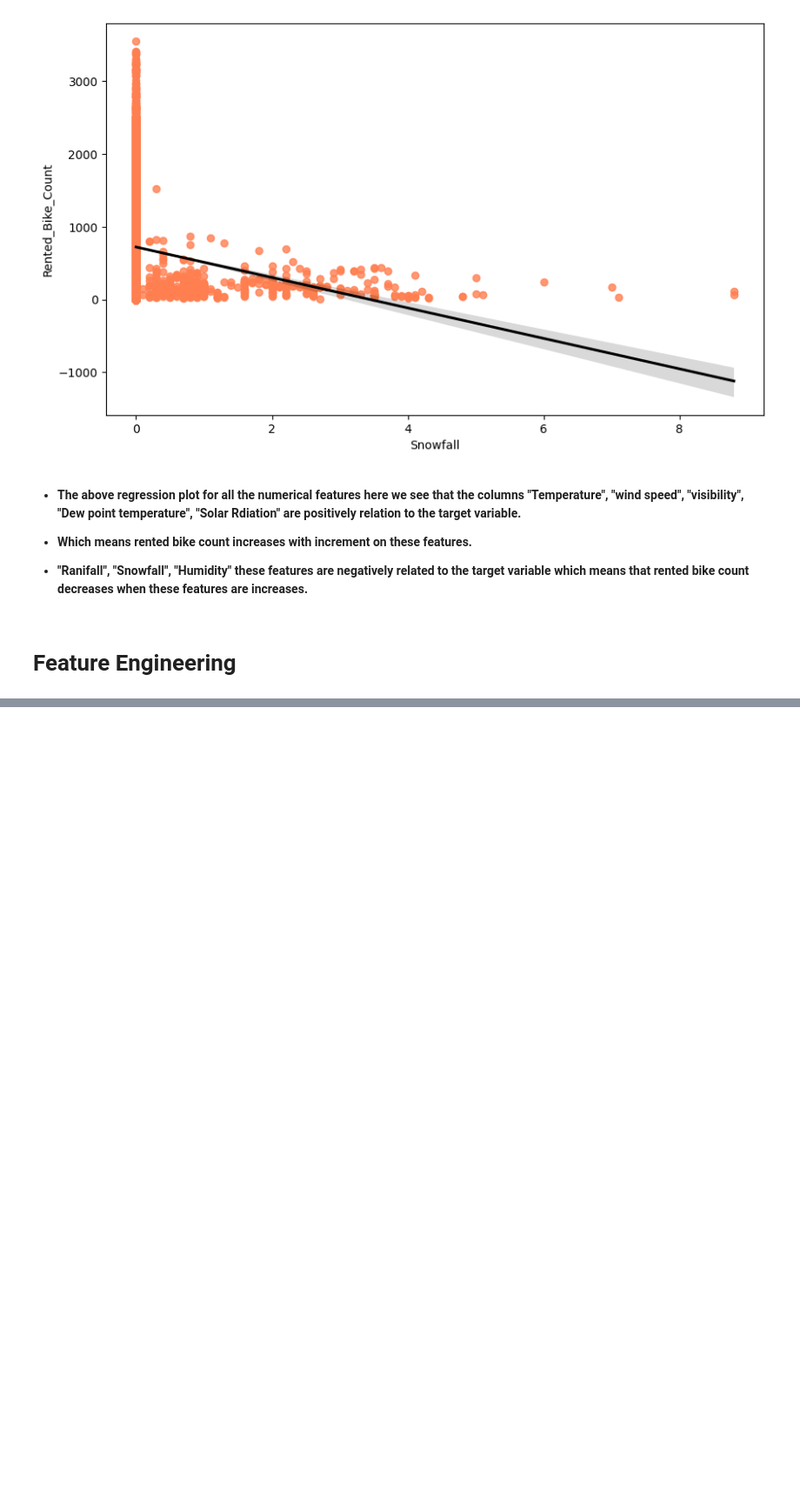
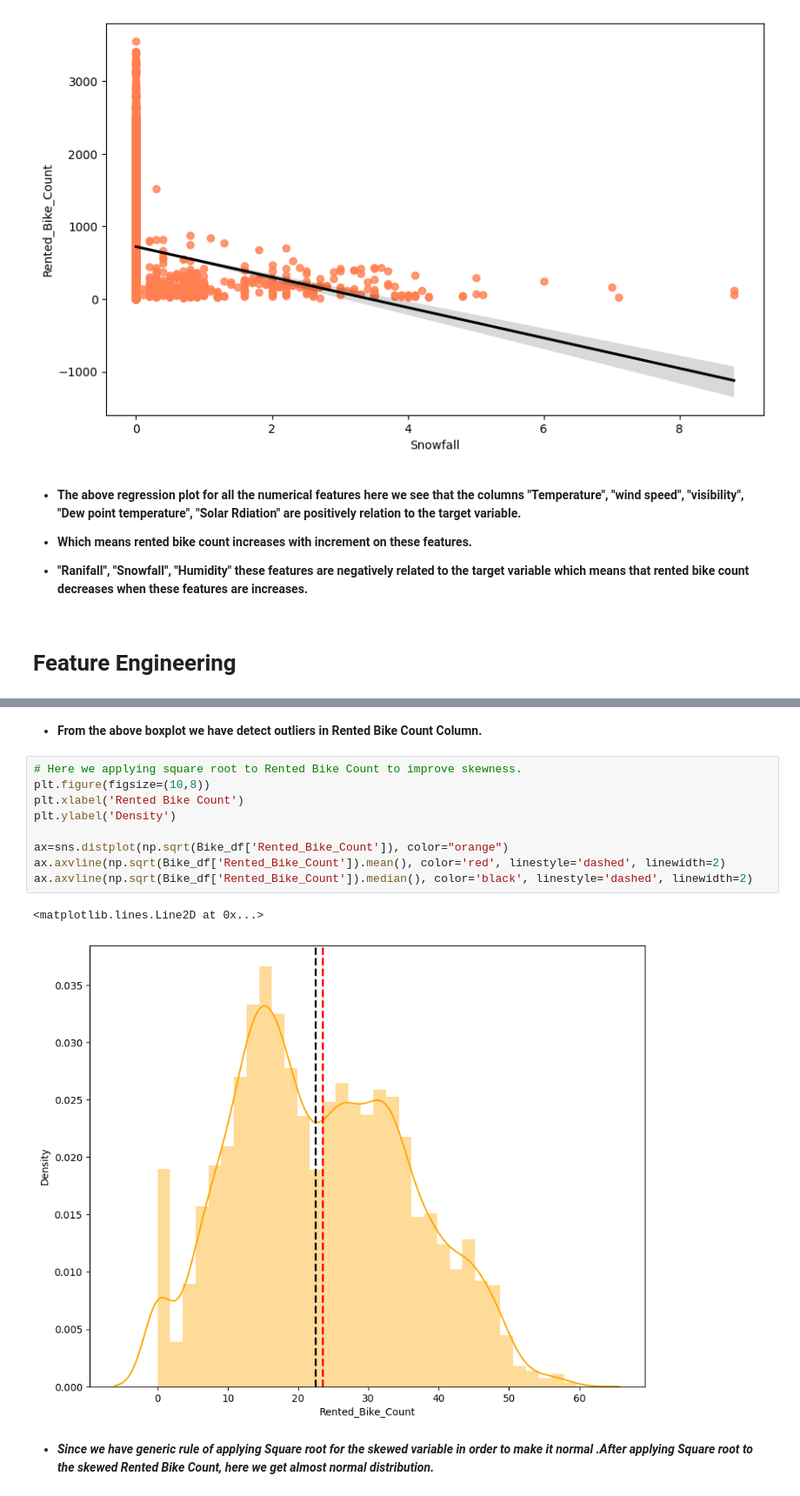
Before and after one commit to Kumarisimran626/S.K-Bike-Sharing-Demand-Prediction-Capstone-Project, a Jupyter notebook: S_K_Bike_Sharing_Demand_Prediction_Capstone_Project.ipynb, the cells around one changed output, grey strips where cells are left out. Shown at 87% size. Saved outputs shown, nothing was run; the diff lists cells and outputs as text; blank space fills up the shorter version.

```diff
--- a/S_K_Bike_Sharing_Demand_Prediction_Capstone_Project.ipynb
+++ b/S_K_Bike_Sharing_Demand_Prediction_Capstone_Project.ipynb
@@ -683,0 +660,16 @@ for col in numerical_features:
+# %% [markdown]
+* **From the above boxplot we have detect outliers in Rented Bike  Count Column.**
+# %%
+# Here we applying square root to Rented Bike Count to improve skewness.
+plt.figure(figsize=(10,8))
+plt.xlabel('Rented Bike Count')
+plt.ylabel('Density')
+
+ax=sns.distplot(np.sqrt(Bike_df['Rented_Bike_Count']), color="orange")
+ax.axvline(np.sqrt(Bike_df['Rented_Bike_Count']).mean(), color='red', linestyle='dashed', linewidth=2)
+ax.axvline(np.sqrt(Bike_df['Rented_Bike_Count']).median(), color='black', linestyle='dashed', linewidth=2)
+# %% [output]
+<matplotlib.lines.Line2D at 0x...>
+[figure, added]
+# %% [markdown]
+* ***Since we have generic rule of applying Square root for the skewed variable in order to make it normal .After applying Square root to the skewed Rented Bike Count, here we get almost normal distribution.***
```
Also changed, not shown: parts of 26 cells of this notebook.
